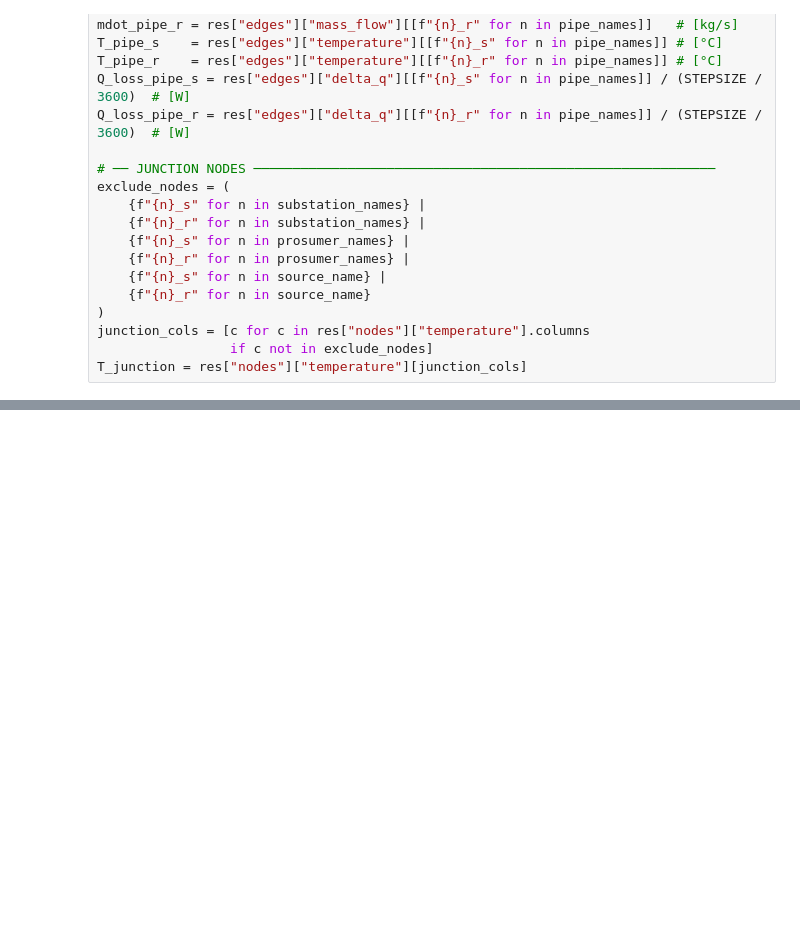
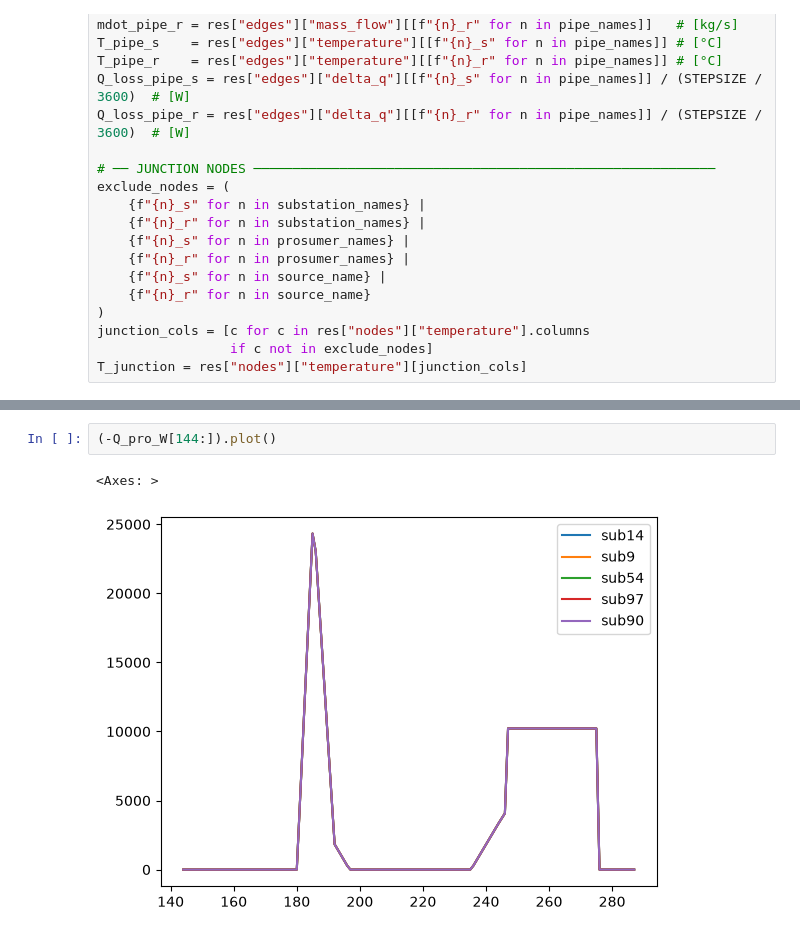
Before and after one commit to SarFerr/dhn-benchmark, a Jupyter notebook: archetypes_generation/archetypes/DHN_TG_5G_M_M_BASE/model_pydhn.ipynb, the cells around one changed output, grey strips where cells are left out. Drawn from its saved outputs; the diff is of its cells as text; blank space fills up the shorter version.

```diff
--- a/archetypes_generation/archetypes/DHN_TG_5G_M_M_BASE/model_pydhn.ipynb
+++ b/archetypes_generation/archetypes/DHN_TG_5G_M_M_BASE/model_pydhn.ipynb
@@ -396,3 +415,8 @@ T_junction = res["nodes"]["temperature"][junction_cols]
+# %%
+(-Q_pro_W[144:]).plot()
+# %% [output]
+<Axes: >
+[figure, added]
 # %%
 
 # ── ENERGY BALANCE ───────────────────────────────────────────────────────────
```
Also changed, not shown: parts of 10 cells of this notebook, 3 other files.
